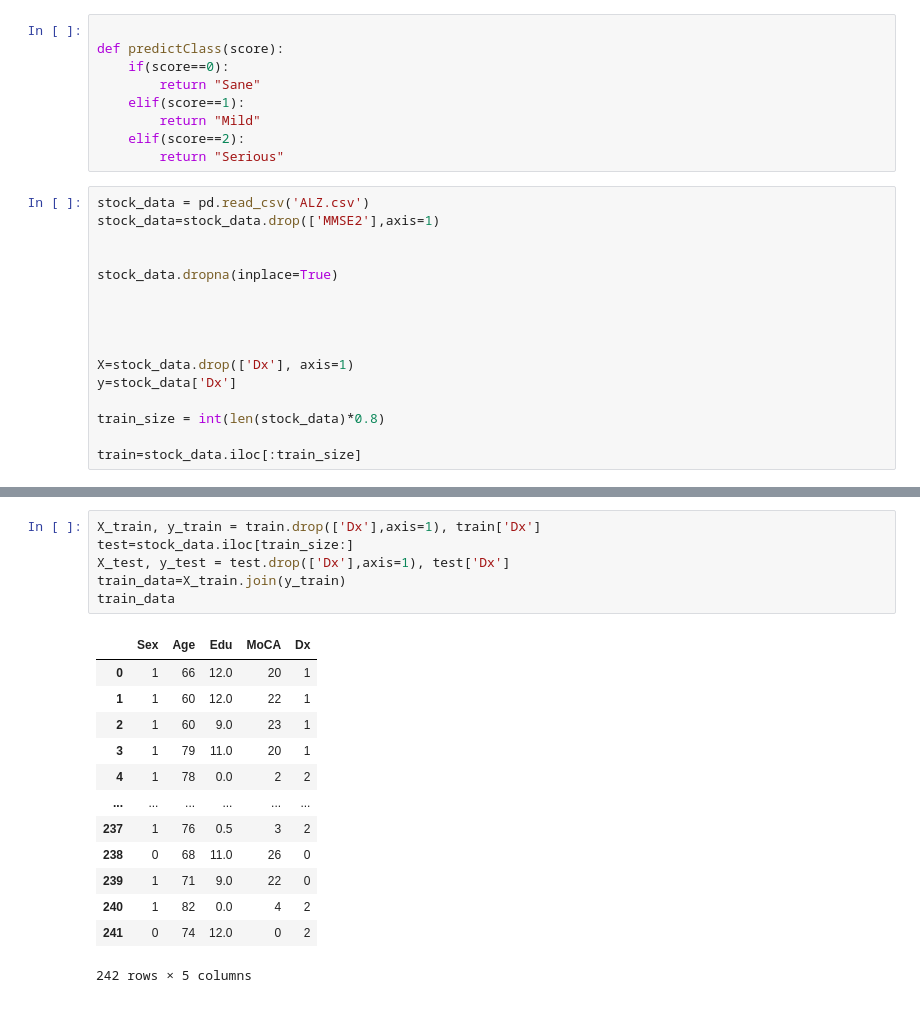
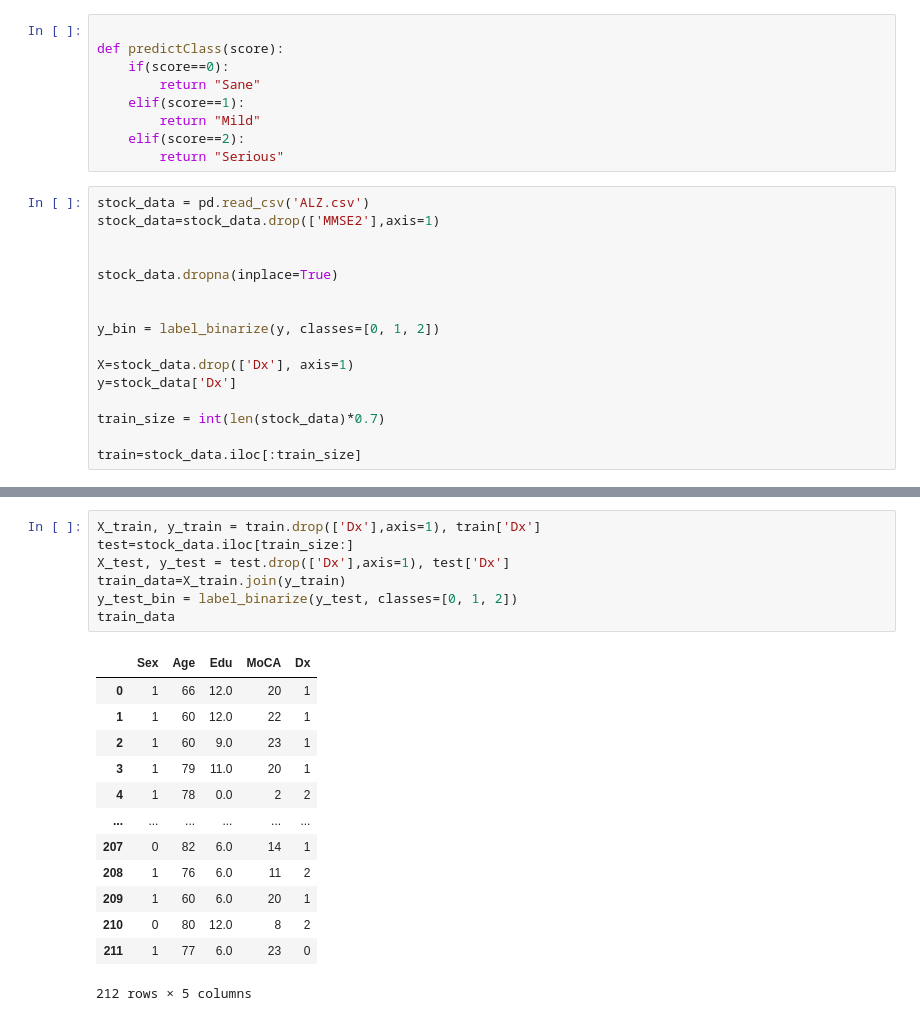
Before and after one commit to SaadAmawi/PythonMachineLearningProject, a Jupyter notebook: MachineLearning/Untitled.ipynb, the cells around one changed output, grey strips where cells are left out. Cells and saved outputs as stored; diff of their text form.

```diff
--- a/MachineLearning/Untitled.ipynb
+++ b/MachineLearning/Untitled.ipynb
@@ -28,12 +30,12 @@ stock_data=stock_data.drop(['MMSE2'],axis=1)
 stock_data.dropna(inplace=True)
 
 
-
+y_bin = label_binarize(y, classes=[0, 1, 2])
 
 X=stock_data.drop(['Dx'], axis=1)
 y=stock_data['Dx']
 
-train_size = int(len(stock_data)*0.8)
+train_size = int(len(stock_data)*0.7)
 
 train=stock_data.iloc[:train_size]
 # %%
@@ -59,20 +61,21 @@ X,y
 # %%
 X_train, y_train = train.drop(['Dx'],axis=1), train['Dx']
 test=stock_data.iloc[train_size:]
 X_test, y_test = test.drop(['Dx'],axis=1), test['Dx']
 train_data=X_train.join(y_train)
+y_test_bin = label_binarize(y_test, classes=[0, 1, 2])
 train_data
 # %% [output]
 |  | Sex | Age | Edu | MoCA | Dx |
 | 0 | 1 | 66 | 12.0 | 20 | 1 |
 | 1 | 1 | 60 | 12.0 | 22 | 1 |
 | 2 | 1 | 60 | 9.0 | 23 | 1 |
 | 3 | 1 | 79 | 11.0 | 20 | 1 |
 | 4 | 1 | 78 | 0.0 | 2 | 2 |
 | ... | ... | ... | ... | ... | ... |
-| 237 | 1 | 76 | 0.5 | 3 | 2 |
-| 238 | 0 | 68 | 11.0 | 26 | 0 |
-| 239 | 1 | 71 | 9.0 | 22 | 0 |
-| 240 | 1 | 82 | 0.0 | 4 | 2 |
-| 241 | 0 | 74 | 12.0 | 0 | 2 |
+| 207 | 0 | 82 | 6.0 | 14 | 1 |
+| 208 | 1 | 76 | 6.0 | 11 | 2 |
+| 209 | 1 | 60 | 6.0 | 20 | 1 |
+| 210 | 0 | 80 | 12.0 | 8 | 2 |
+| 211 | 1 | 77 | 6.0 | 23 | 0 |
-242 rows × 5 columns
+212 rows × 5 columns
```
Also changed, not shown: parts of 16 cells of this notebook, 2 other files.
